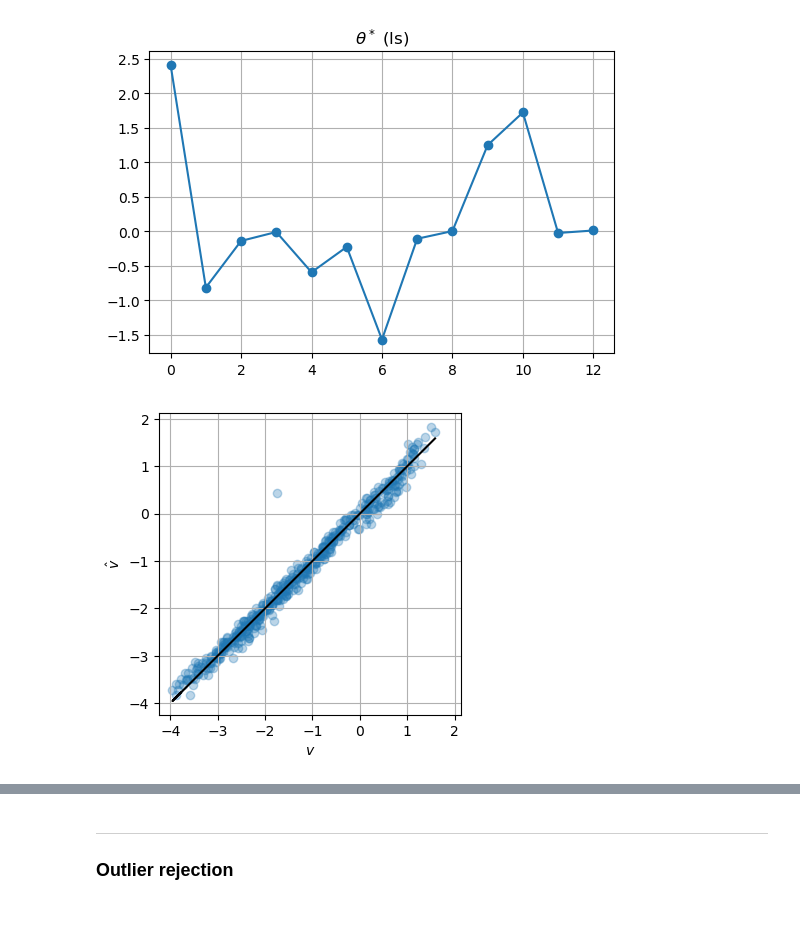
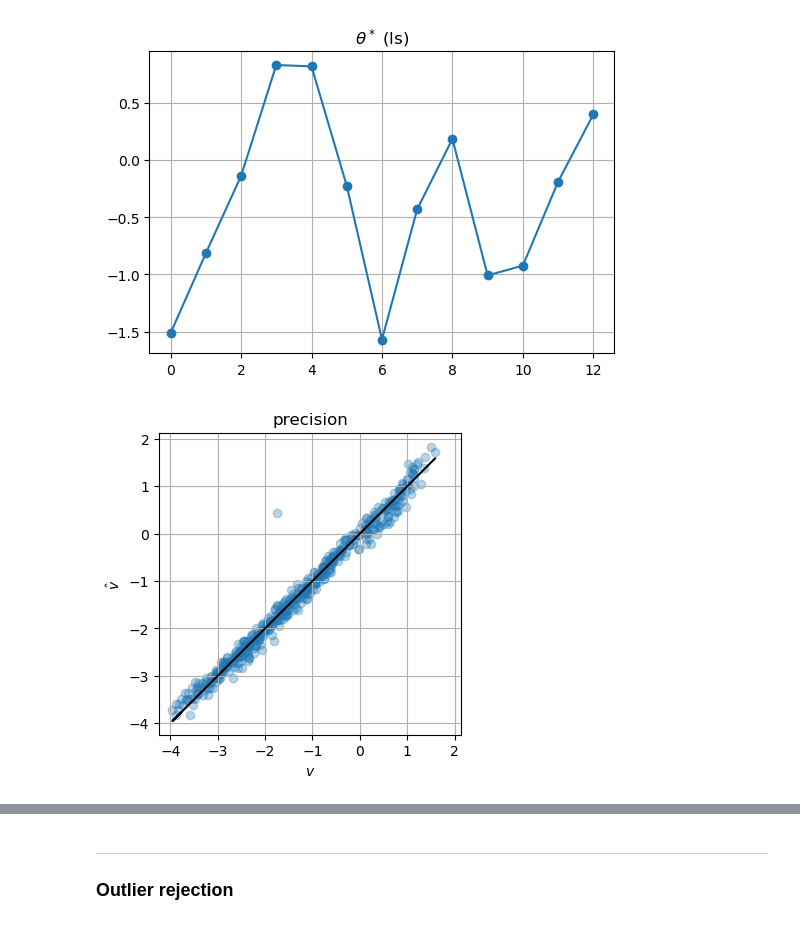
Before and after one commit to acsl-inha/HFSS-train, a Jupyter notebook: HFSS_train_sparse.ipynb, the cells around one changed output, grey strips where cells are left out. Drawn from its saved outputs; the diff is of its cells as text; code cells hidden in the pictures.

```diff
--- a/HFSS_train_sparse.ipynb
+++ b/HFSS_train_sparse.ipynb
@@ -38,5 +34,13 @@ n_data = len(log_dat_y)
+# %%
+dat_x = data[:,:6]
+max_x = np.max(dat_x,axis=0)
+dat_x = dat_x/max_x
+dat_y = data[:,6]
+log_dat_x=np.log(dat_x)
+log_dat_y=np.log(dat_y)
+n_data = len(dat_y)
 # %%
-x_train = np.hstack( ( np.ones((n_data,1)), log_dat_x, data[:,:6] ) )
+x_train = np.hstack( ( np.ones((n_data,1)), log_dat_x, dat_x ) )
 y_train = log_dat_y
 # %% [markdown]
 ---
@@ -55,26 +80,27 @@ $$
 # %%
 theta_ls = np.linalg.lstsq(x_train,y_train,rcond=None)[0]
 y_pred = x_train.dot(theta_ls)
 mse_ls = np.linalg.norm(y_train - y_pred)**2/n_data
 
 plt.figure(dpi=100)
 plt.plot(theta_ls,'o-')
 plt.grid()
 plt.title(r'$\theta^*$ (ls)')
 plt.show()
 
 plt.figure(dpi=100)
 plt.scatter(y_train, y_pred, alpha=0.3)
 plt.plot(y_train,y_train,'k-')
 plt.xlabel(r'$v$')
 plt.ylabel(r'$\hat{v}$')
 plt.axis('square')
+plt.title('precision')
 plt.grid()
 plt.show()
 
 print('MSE:',mse_ls)
 print('RMSE:', np.sqrt(mse_ls))
 print('Percentage error:', (np.exp(np.sqrt(mse_ls))-1)*100,'%')
 # %% [output]
-[figure, old version]
+[figure, new version]
-[figure, old version]
+[figure, new version]
```
Also changed, not shown: parts of 16 cells of this notebook.
